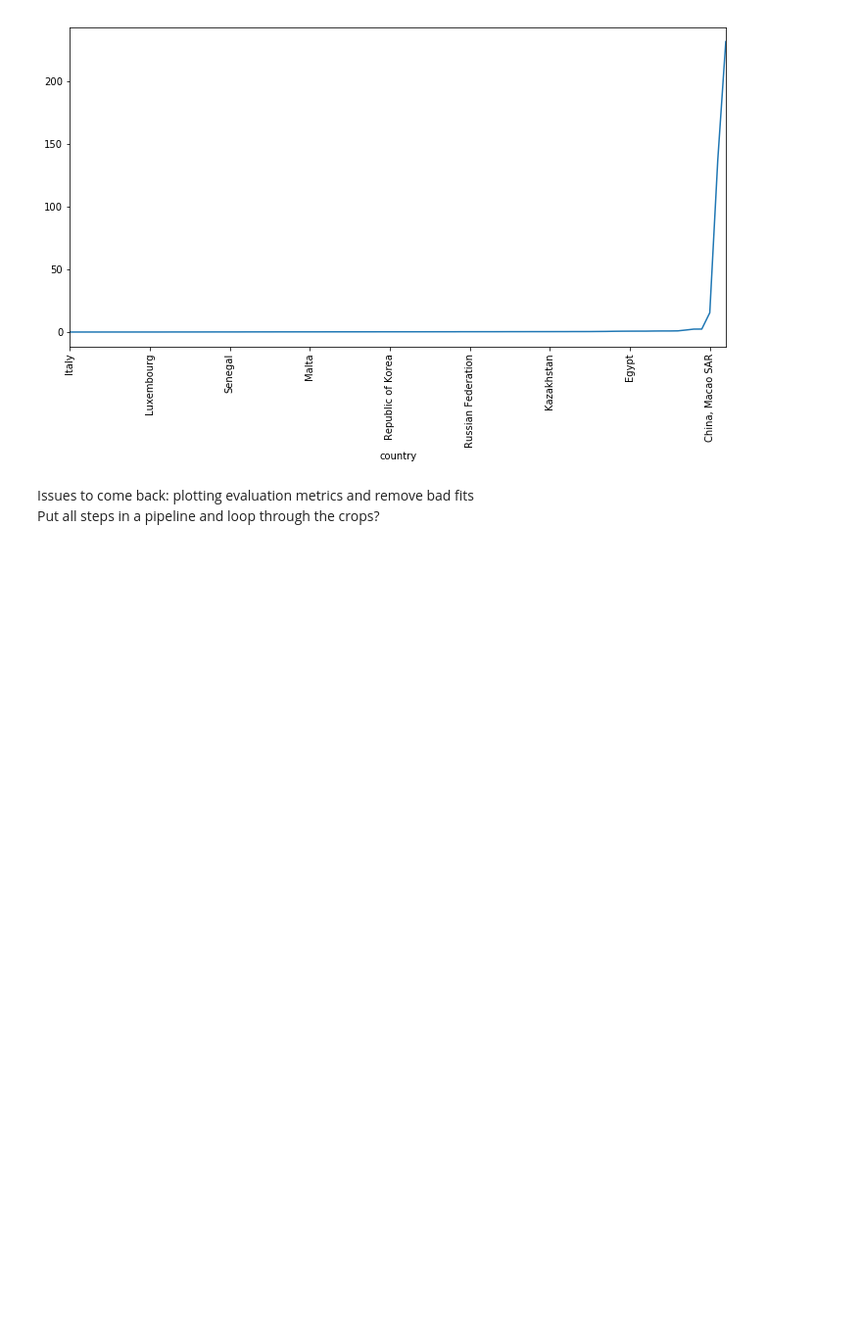
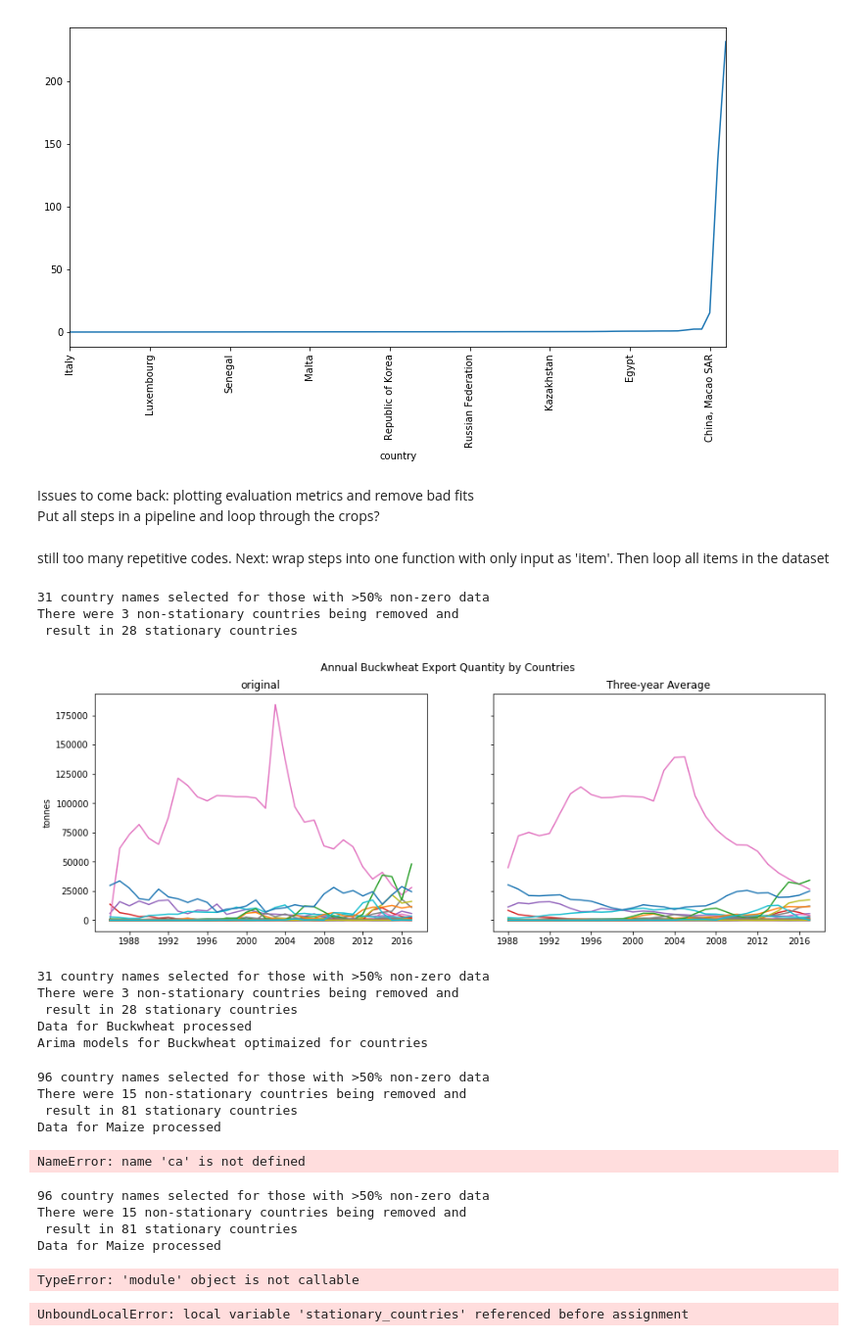
Before and after one commit to BrachyS/crop-trends, a Jupyter notebook: notebooks/4_top_crops_arima.ipynb, the cells around one changed output. Shown at 98% size. Saved outputs shown, nothing was run; the diff lists cells and outputs as text; code cells hidden in the pictures; blank space fills up the shorter version.

```diff
--- a/notebooks/4_top_crops_arima.ipynb
+++ b/notebooks/4_top_crops_arima.ipynb
@@ -317,3 +337,46 @@ plt.show()
 # %% [markdown]
 Issues to come back: plotting evaluation metrics and remove bad fits
 Put all steps in a pipeline and loop through the crops?
+# %% [markdown]
+still too many repetitive codes. Next: wrap steps into one function with only input as 'item'. Then loop all items in the dataset
+# %%
+# Assign variables
+data = items_by_country.copy()
+
+# For Wheat
+item = 'Buckwheat'
+element = 'Export Quantity' # or Export/Import Value
+years = year
+unit = 'tonnes' # 1000 US$ for value
+
+df = ca.crop_country_preprocess(data, years, item, element, plot=True)
+# %% [output]
+31 country names selected for those with >50% non-zero data
+There were 3 non-stationary countries being removed and
+ result in 28 stationary countries
+[figure, added]
+# %%
+test = ca.arima_pipeline(data,item, element, years)
+# %% [output]
+31 country names selected for those with >50% non-zero data
+There were 3 non-stationary countries being removed and
+ result in 28 stationary countries
+Data for Buckwheat processed
+Arima models for Buckwheat optimaized for countries
+# %%
+data = items_by_country.copy()
+item = 'Maize'
+element = 'Export Quantity' # or Export/Import Value
+years = year
+
+test2 = ca.arima_pipeline(data,item, element, years)
+# %% [output]
+96 country names selected for those with >50% non-zero data
+There were 15 non-stationary countries being removed and
+ result in 81 stationary countries
+Data for Maize processed
+# %%
+item='Apple'
+df =ca.crop_country_preprocess(data, years, item, element, plot=True)
+# %% [output]
+NameError: name 'ca' is not defined
@@ -319,0 +400,18 @@ Put all steps in a pipeline and loop through the crops?
+# %%
+arima_pipeline2(data, item, element, years)
+# %% [output]
+96 country names selected for those with >50% non-zero data
+There were 15 non-stationary countries being removed and
+ result in 81 stationary countries
+Data for Maize processed
+# %%
+import itertools
+
+
+merged = list(itertools.chain(*item_countries['Maize']))
+# %% [output]
+TypeError: 'module' object is not callable
+# %%
+ca.stationarity(foo)
+# %% [output]
+UnboundLocalError: local variable 'stationary_countries' referenced before assignment
```
Also changed, not shown: parts of 8 cells of this notebook, 3 other files.
